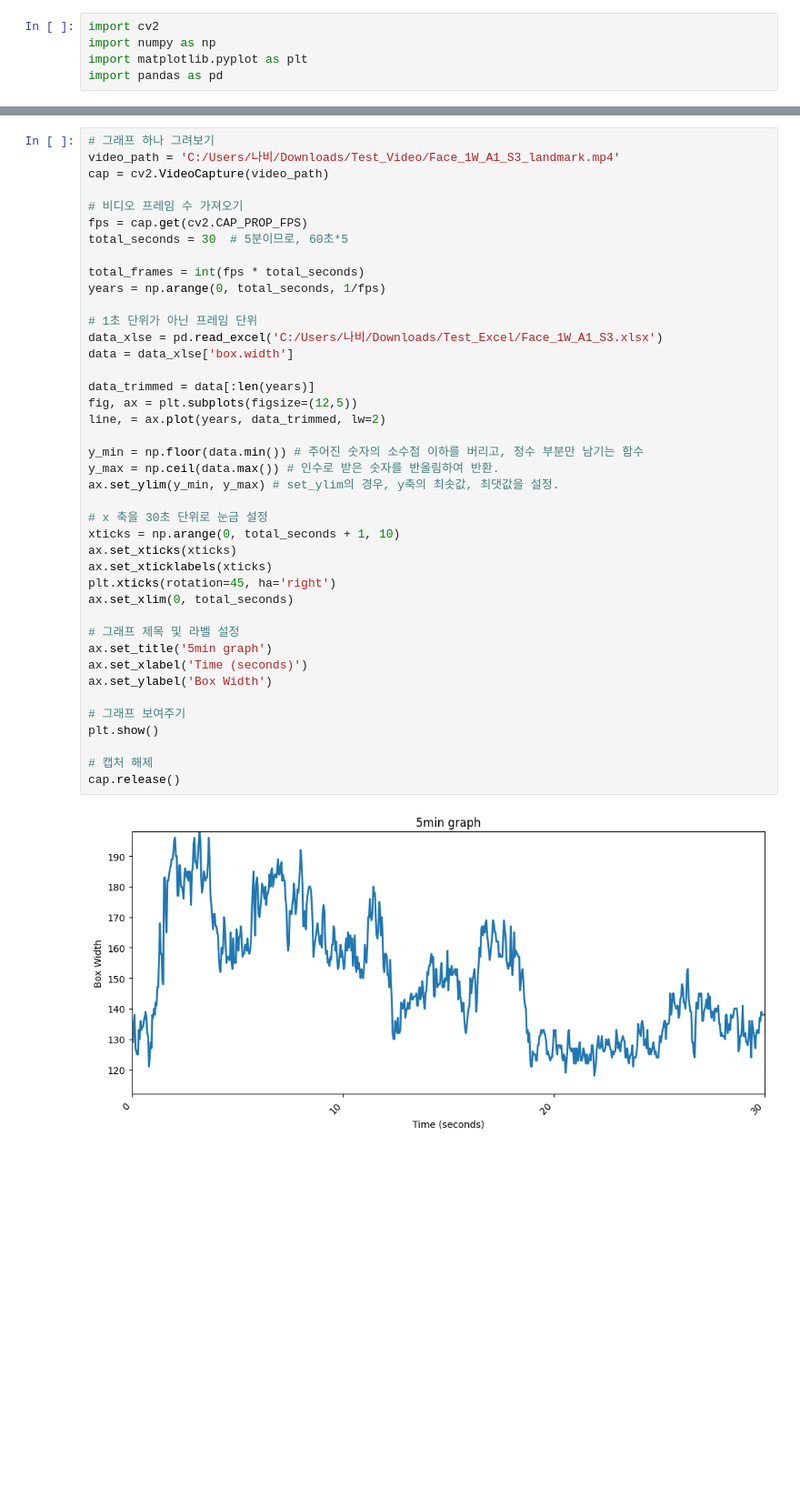
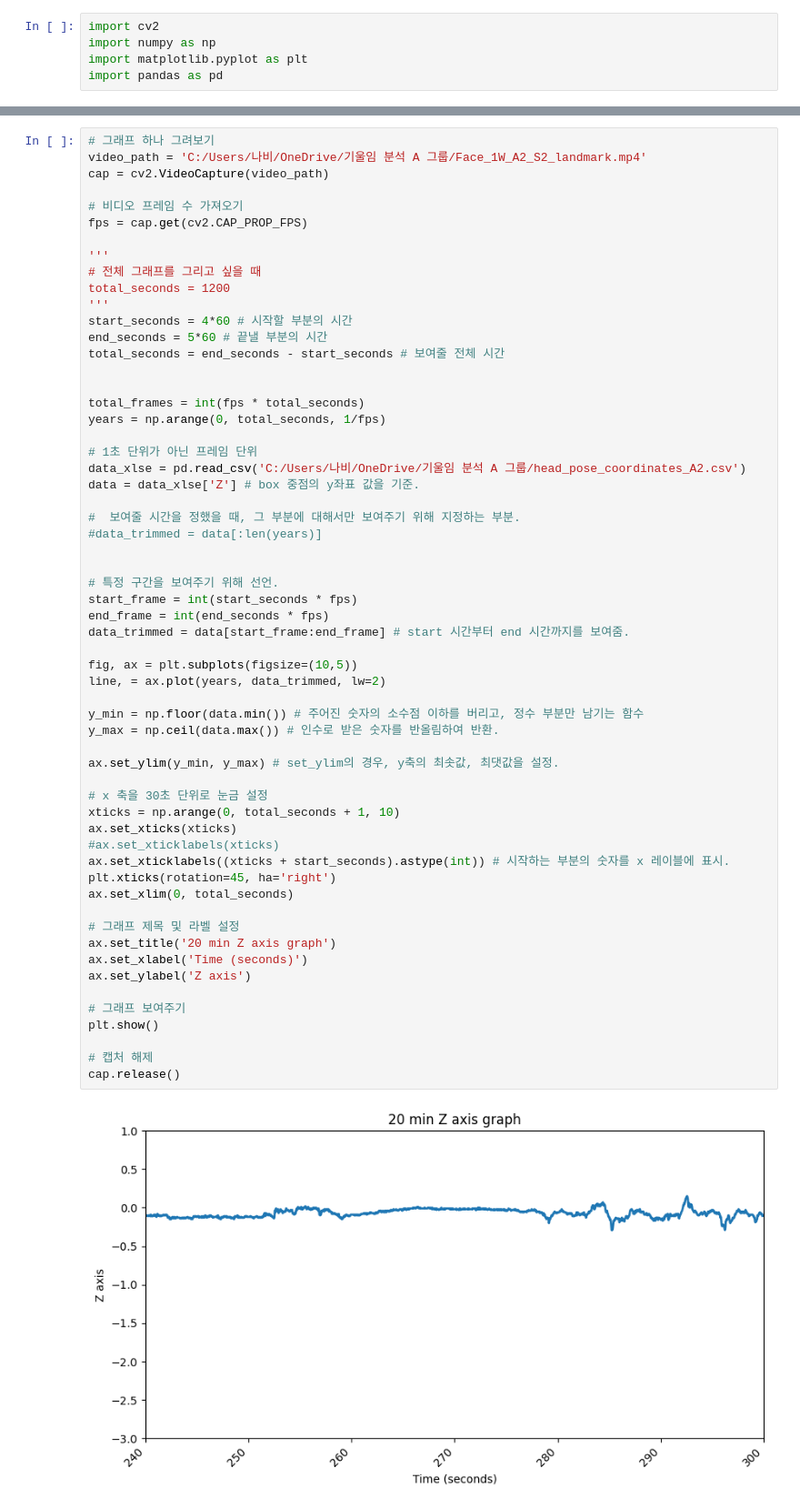
Before and after one commit to JunHyeong13/HCI_LAB_J, a Jupyter notebook: MultiModal_Analysis/Draw_graph.ipynb, the cells around one changed output, grey strips where cells are left out. Shown at 91% size. Drawn from its saved outputs; the diff is of its cells as text; blank space fills up the shorter version.

```diff
--- a/MultiModal_Analysis/Draw_graph.ipynb
+++ b/MultiModal_Analysis/Draw_graph.ipynb
@@ -1180,43 +1193,61 @@ import pandas as pd
 # %%
 # 그래프 하나 그려보기
-video_path = 'C:/Users/나비/Downloads/Test_Video/Face_1W_A1_S3_landmark.mp4'
+video_path = 'C:/Users/나비/OneDrive/기울임 분석 A 그룹/Face_1W_A2_S2_landmark.mp4'
 cap = cv2.VideoCapture(video_path)
 
 # 비디오 프레임 수 가져오기
 fps = cap.get(cv2.CAP_PROP_FPS)
-total_seconds = 30  # 5분이므로, 60초*5
+
+'''
+# 전체 그래프를 그리고 싶을 때
+total_seconds = 1200
+'''
+start_seconds = 4*60 # 시작할 부분의 시간
+end_seconds = 5*60 # 끝낼 부분의 시간
+total_seconds = end_seconds - start_seconds # 보여줄 전체 시간
+
 
 total_frames = int(fps * total_seconds)
 years = np.arange(0, total_seconds, 1/fps)
 
 # 1초 단위가 아닌 프레임 단위
-data_xlse = pd.read_excel('C:/Users/나비/Downloads/Test_Excel/Face_1W_A1_S3.xlsx')
-data = data_xlse['box.width']
+data_xlse = pd.read_csv('C:/Users/나비/OneDrive/기울임 분석 A 그룹/head_pose_coordinates_A2.csv')
+data = data_xlse['Z'] # box 중점의 y좌표 값을 기준.
 
-data_trimmed = data[:len(years)]
-fig, ax = plt.subplots(figsize=(12,5))
+#  보여줄 시간을 정했을 때, 그 부분에 대해서만 보여주기 위해 지정하는 부분.
+#data_trimmed = data[:len(years)]
+
+
+# 특정 구간을 보여주기 위해 선언.
+start_frame = int(start_seconds * fps)
+end_frame = int(end_seconds * fps)
+data_trimmed = data[start_frame:end_frame] # start 시간부터 end 시간까지를 보여줌.
+
+fig, ax = plt.subplots(figsize=(10,5))
 line, = ax.plot(years, data_trimmed, lw=2)
 
 y_min = np.floor(data.min()) # 주어진 숫자의 소수점 이하를 버리고, 정수 부분만 남기는 함수
 y_max = np.ceil(data.max()) # 인수로 받은 숫자를 반올림하여 반환.
+
 ax.set_ylim(y_min, y_max) # set_ylim의 경우, y축의 최솟값, 최댓값을 설정.
 
 # x 축을 30초 단위로 눈금 설정
 xticks = np.arange(0, total_seconds + 1, 10)
 ax.set_xticks(xticks)
-ax.set_xticklabels(xticks)
+#ax.set_xticklabels(xticks)
+ax.set_xticklabels((xticks + start_seconds).astype(int)) # 시작하는 부분의 숫자를 x 레이블에 표시.
 plt.xticks(rotation=45, ha='right')
 ax.set_xlim(0, total_seconds)
 
 # 그래프 제목 및 라벨 설정
-ax.set_title('5min graph')
+ax.set_title('20 min Z axis graph')
 ax.set_xlabel('Time (seconds)')
-ax.set_ylabel('Box Width')
+ax.set_ylabel('Z axis')
 
 # 그래프 보여주기
 plt.show()
 
 # 캡처 해제
 cap.release()
 # %% [output]
-[figure, old version]
+[figure, new version]
```
Also changed, not shown: parts of 2 cells of this notebook, 2 other files.
